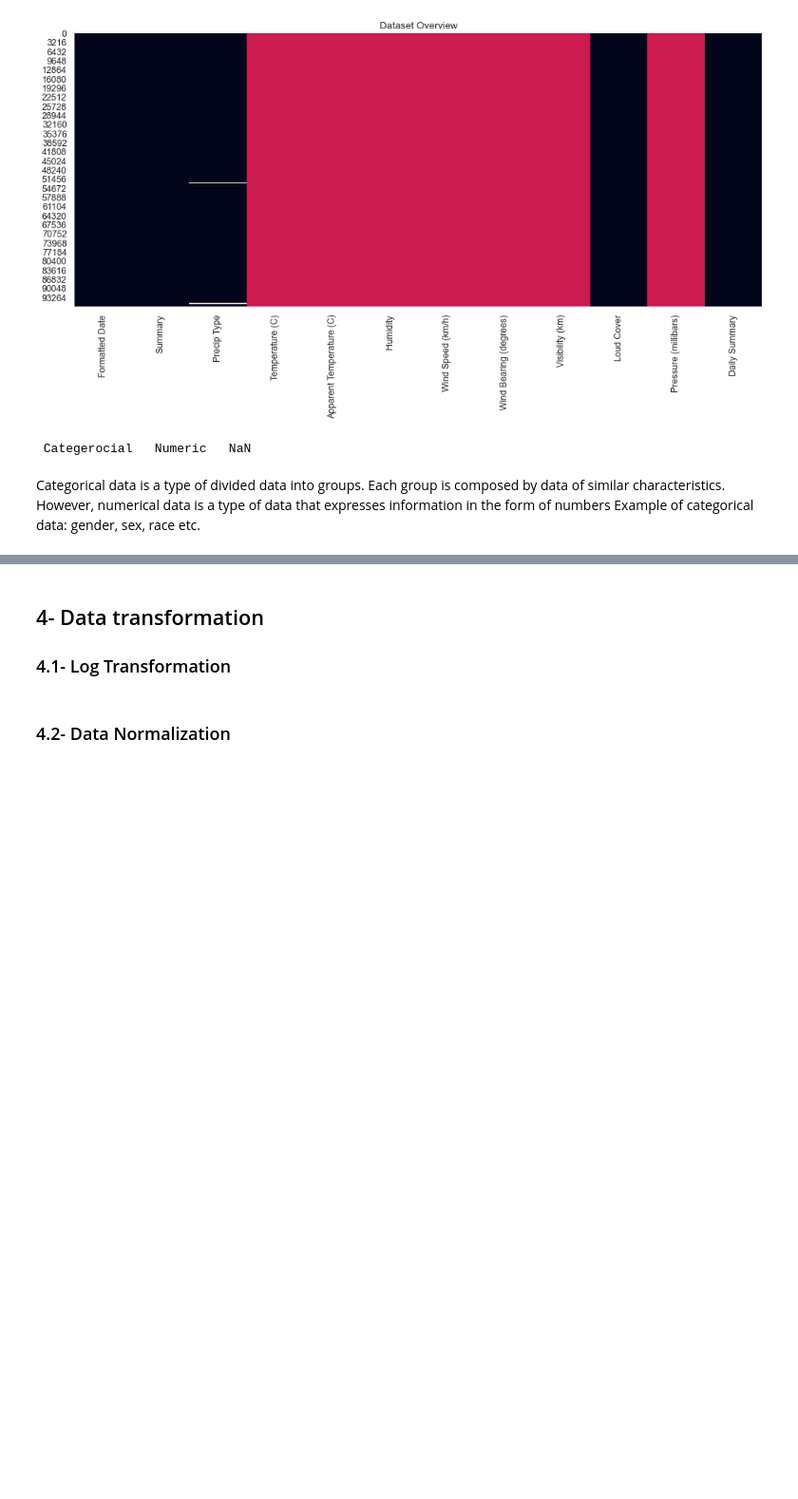
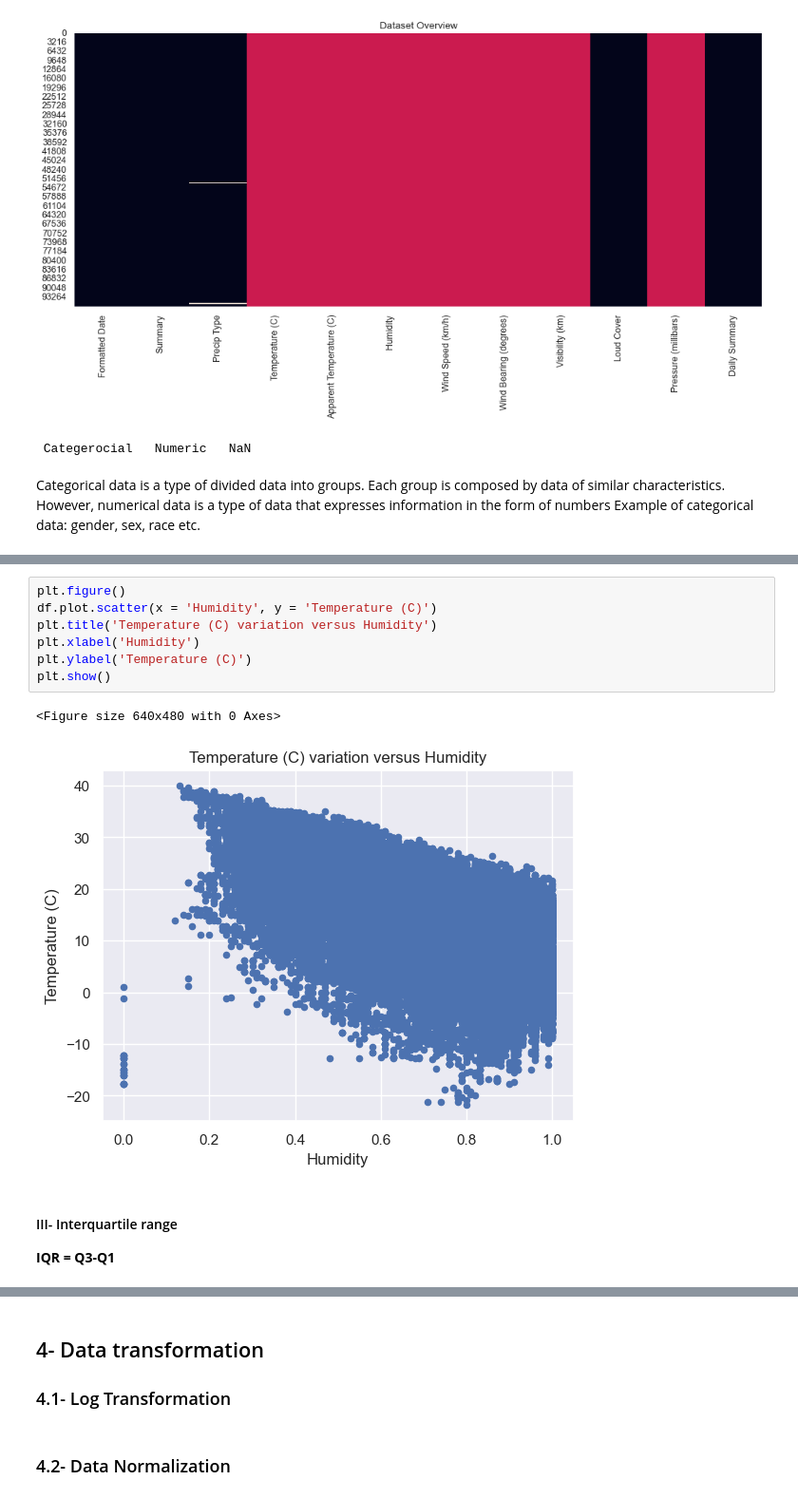
Before and after one commit to BaddyMAK/Data_cleaning_and_transformation, a Jupyter notebook: data_cleaning_and_transformation.ipynb, the cells around one changed output, grey strips where cells are left out. Shown at 95% size. Drawn from its saved outputs; the diff is of its cells as text; blank space fills up the shorter version.

```diff
--- a/data_cleaning_and_transformation.ipynb
+++ b/data_cleaning_and_transformation.ipynb
@@ -474,0 +535,13 @@ It is important to understand reasons and causes behind the existence of outlier
+# %%
+plt.figure()
+df.plot.scatter(x = 'Humidity', y = 'Temperature (C)')
+plt.title('Temperature (C) variation versus Humidity')
+plt.xlabel('Humidity')
+plt.ylabel('Temperature (C)')
+plt.show()
+# %% [output]
+<Figure size 640x480 with 0 Axes>
+[figure, added]
+# %% [markdown]
+#### III- Interquartile range
+**IQR = Q3-Q1**
```
Also changed, not shown: parts of 22 cells of this notebook.
